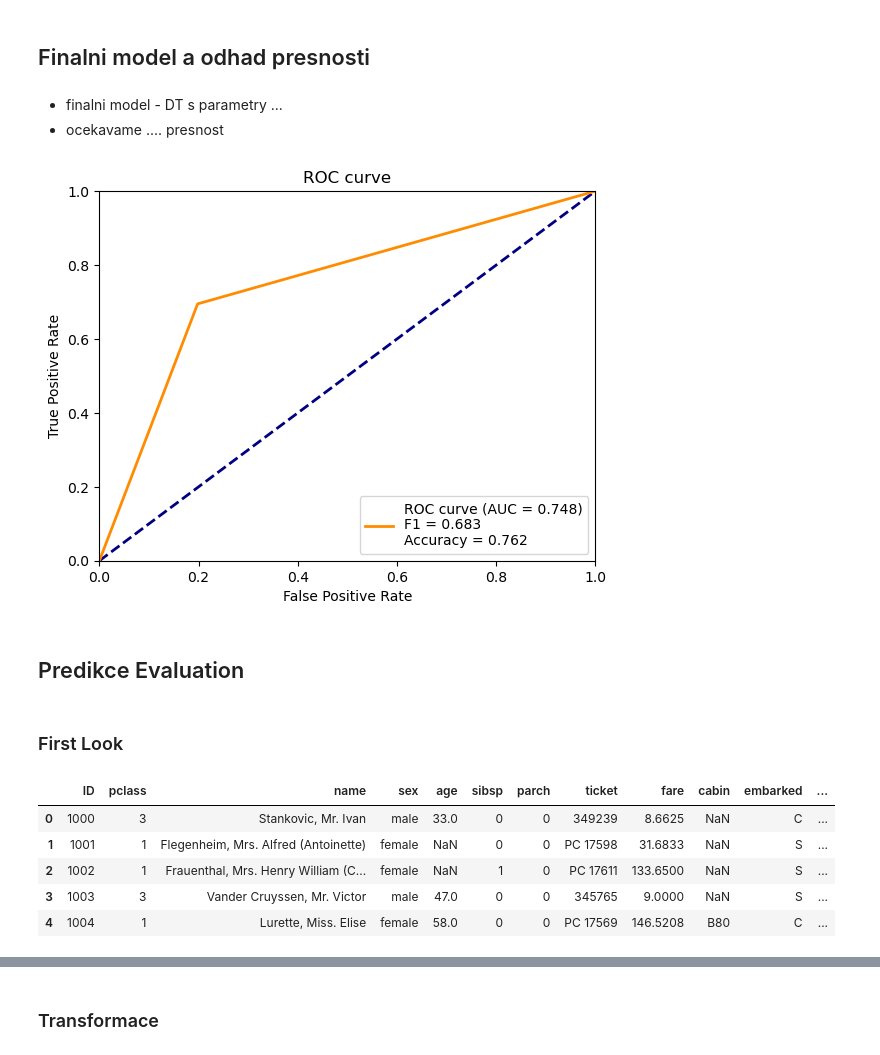
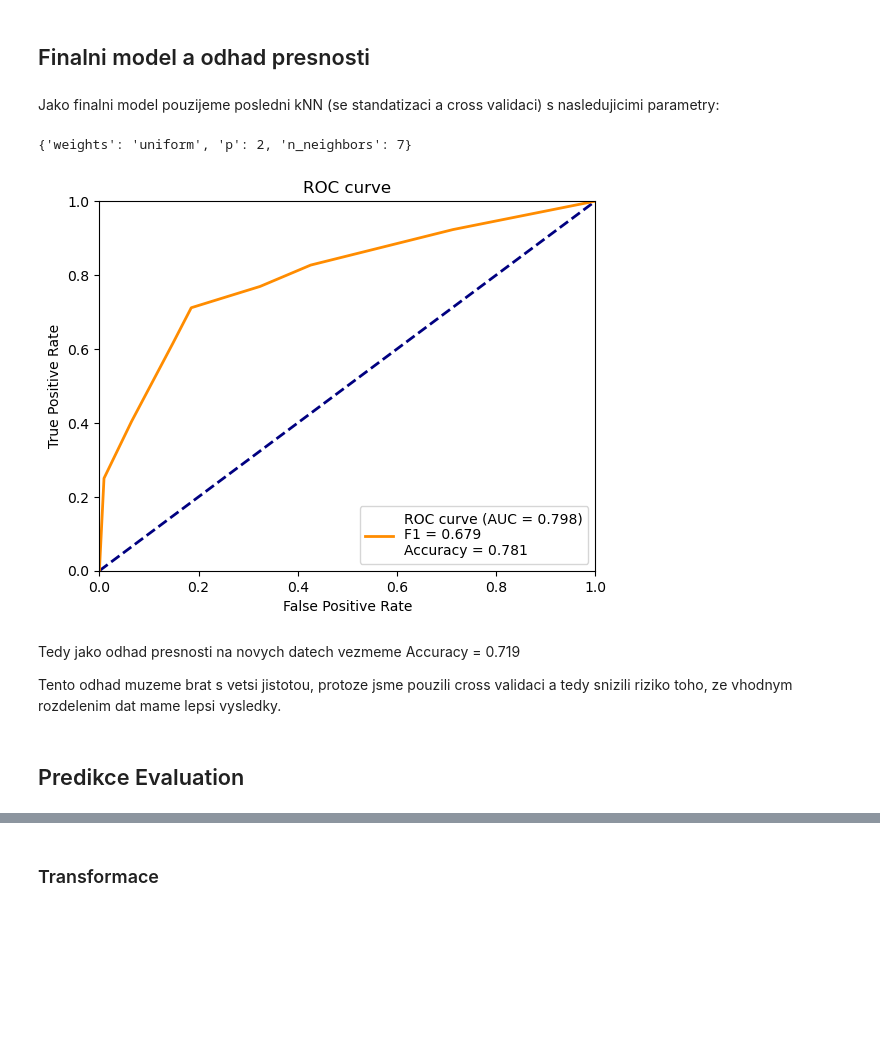
Before and after one commit to nickobard/Machine-Learning-I, a Jupyter notebook: 01/homework_01.ipynb, the cells around one changed output, grey strips where cells are left out. Drawn from its saved outputs; the diff is of its cells as text; code cells hidden in the pictures; blank space fills up the shorter version.

```diff
--- a/01/homework_01.ipynb
+++ b/01/homework_01.ipynb
@@ -1178,25 +1139,23 @@ evaluate(clf=best_clfKNN, X=Xval_scaled, y_true=yval)
 # 4. Final Results
 # %% [markdown]
 ## Finalni model a odhad presnosti
-# %% [markdown]
-- finalni model - DT s parametry ...
-- ocekavame .... presnost
+# %% [markdown]
+Jako finalni model pouzijeme posledni kNN (se standatizaci a cross validaci) s nasledujicimi parametry:
+# %%
+print(best_params)
+# %% [output]
+{'weights': 'uniform', 'p': 2, 'n_neighbors': 7}
+# %%
+Xtest_scaled = scaler.transform(Xtest)
 # %%
-evaluate(clf=best_clfDT, X=Xtest, y_true=ytest)
+evaluate(clf=best_clfKNN, X=Xtest_scaled, y_true=ytest)
 # %% [output]
-[figure, old version]
+[figure, new version]
+# %% [markdown]
+Tedy jako odhad presnosti na novych datech vezmeme Accuracy = 0.719
+
+Tento odhad muzeme brat s vetsi jistotou, protoze jsme pouzili cross validaci a tedy snizili riziko toho, ze vhodnym rozdelenim dat mame lepsi vysledky.
 # %% [markdown]
 ## Predikce Evaluation
 # %%
 df_evaluation = pd.read_csv("evaluation.csv")
-# %% [markdown]
-### First Look
-# %%
-df_evaluation.head()
-# %% [output]
-|  | ID | pclass | name | sex | age | sibsp | parch | ticket | fare | cabin | embarked | ... |
-| 0 | 1000 | 3 | Stankovic, Mr. Ivan | male | 33.0 | 0 | 0 | 349239 | 8.6625 | NaN | C | ... |
-| 1 | 1001 | 1 | Flegenheim, Mrs. Alfred (Antoinette) | female | NaN | 0 | 0 | PC 17598 | 31.6833 | NaN | S | ... |
-| 2 | 1002 | 1 | Frauenthal, Mrs. Henry William (C... | female | NaN | 1 | 0 | PC 17611 | 133.6500 | NaN | S | ... |
-| 3 | 1003 | 3 | Vander Cruyssen, Mr. Victor | male | 47.0 | 0 | 0 | 345765 | 9.0000 | NaN | S | ... |
-| 4 | 1004 | 1 | Lurette, Miss. Elise | female | 58.0 | 0 | 0 | PC 17569 | 146.5208 | B80 | C | ... |
```
Also changed, not shown: parts of 34 cells of this notebook, 1 other file.
